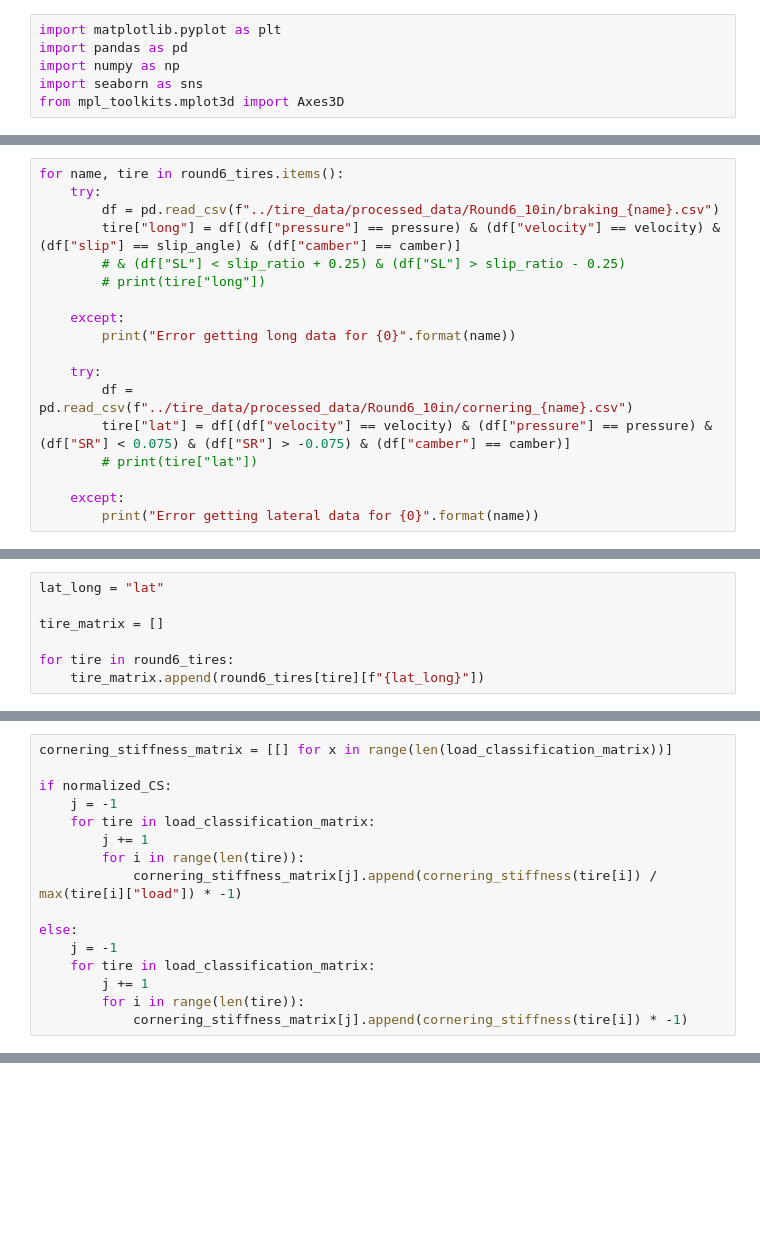
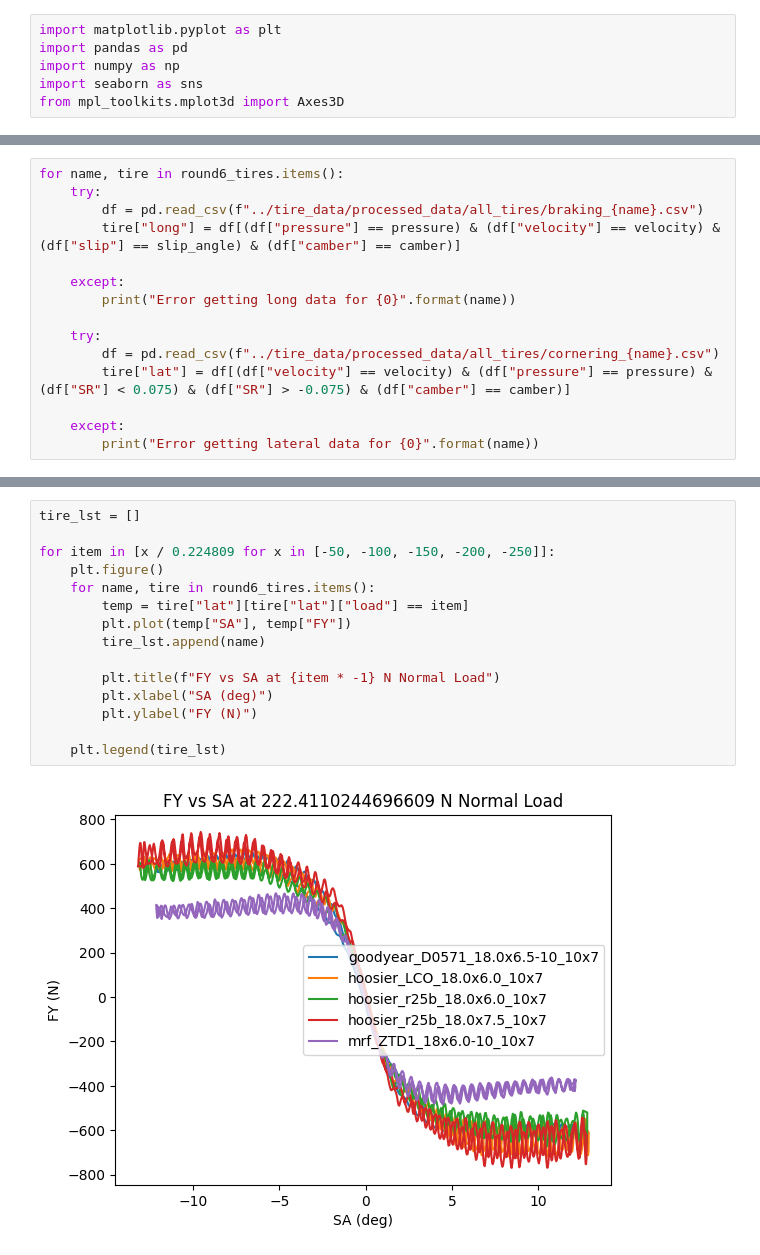
Before and after one commit to rhorvath02/tire_analysis, a Jupyter notebook: tire_data/tire_analysis.ipynb, the cells around one changed output, grey strips where cells are left out. Saved outputs shown, nothing was run; the diff lists cells and outputs as text; blank space fills up the shorter version.

```diff
--- a/tire_data/tire_analysis.ipynb
+++ b/tire_data/tire_analysis.ipynb
@@ -21,18 +44,15 @@ normalized_CS = True
 # %%
 for name, tire in round6_tires.items():
     try:
-        df = pd.read_csv(f"../tire_data/processed_data/Round6_10in/braking_{name}.csv")
+        df = pd.read_csv(f"../tire_data/processed_data/all_tires/braking_{name}.csv")
         tire["long"] = df[(df["pressure"] == pressure) & (df["velocity"] == velocity) & (df["slip"] == slip_angle) & (df["camber"] == camber)]
-        # & (df["SL"] < slip_ratio + 0.25) & (df["SL"] > slip_ratio - 0.25)
-        # print(tire["long"])
 
     except:
         print("Error getting long data for {0}".format(name))
 
     try:
-        df = pd.read_csv(f"../tire_data/processed_data/Round6_10in/cornering_{name}.csv")
+        df = pd.read_csv(f"../tire_data/processed_data/all_tires/cornering_{name}.csv")
         tire["lat"] = df[(df["velocity"] == velocity) & (df["pressure"] == pressure) & (df["SR"] < 0.075) & (df["SR"] > -0.075) & (df["camber"] == camber)]
-        # print(tire["lat"])
 
     except:
         print("Error getting lateral data for {0}".format(name))
@@ -50,7 +58,0 @@ def cornering_stiffness(lat_df):
-# %%
-lat_long = "lat"
-
-tire_matrix = []
-
-for tire in round6_tires:
-    tire_matrix.append(round6_tires[tire][f"{lat_long}"])
@@ -64,16 +58,0 @@ for tire_data in tire_matrix:
-# %%
-cornering_stiffness_matrix = [[] for x in range(len(load_classification_matrix))]
-
-if normalized_CS:
-    j = -1
-    for tire in load_classification_matrix:
-        j += 1
-        for i in range(len(tire)):
-            cornering_stiffness_matrix[j].append(cornering_stiffness(tire[i]) / max(tire[i]["load"]) * -1)
-
-else:
-    j = -1
-    for tire in load_classification_matrix:
-        j += 1
-        for i in range(len(tire)):
-            cornering_stiffness_matrix[j].append(cornering_stiffness(tire[i]) * -1)
@@ -89,0 +59,17 @@ Text(0, 0.5, 'Normalized Cornering Stiffness (deg^-1)')
+# %%
+tire_lst = []
+
+for item in [x / 0.224809 for x in [-50, -100, -150, -200, -250]]:
+    plt.figure()
+    for name, tire in round6_tires.items():
+        temp = tire["lat"][tire["lat"]["load"] == item]
+        plt.plot(temp["SA"], temp["FY"])
+        tire_lst.append(name)
+
+        plt.title(f"FY vs SA at {item * -1} N Normal Load")
+        plt.xlabel("SA (deg)")
+        plt.ylabel("FY (N)")
+
+    plt.legend(tire_lst)
+# %% [output]
+[figure, added]
```
Also changed, not shown: parts of 7 cells of this notebook, 37 other files.
